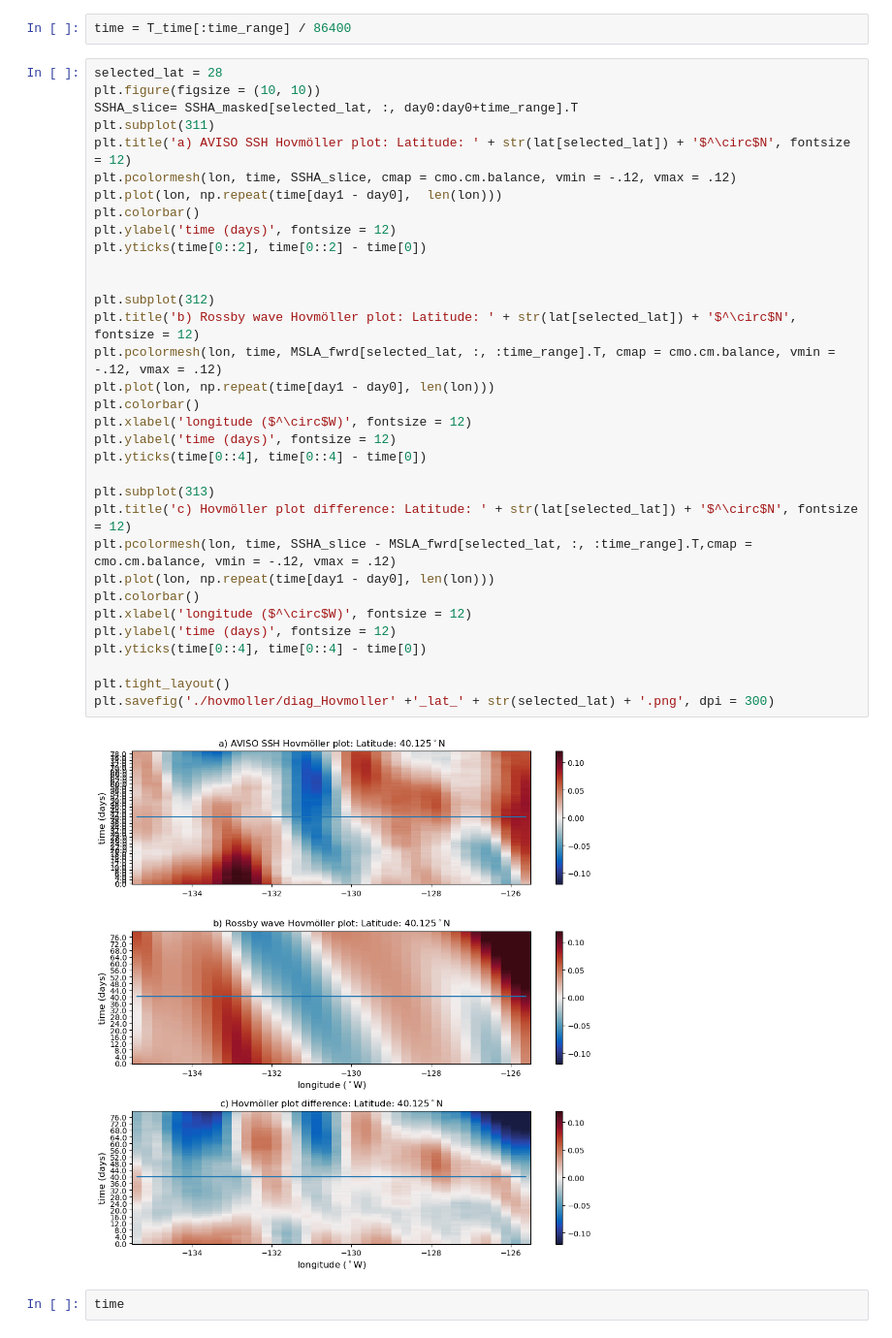
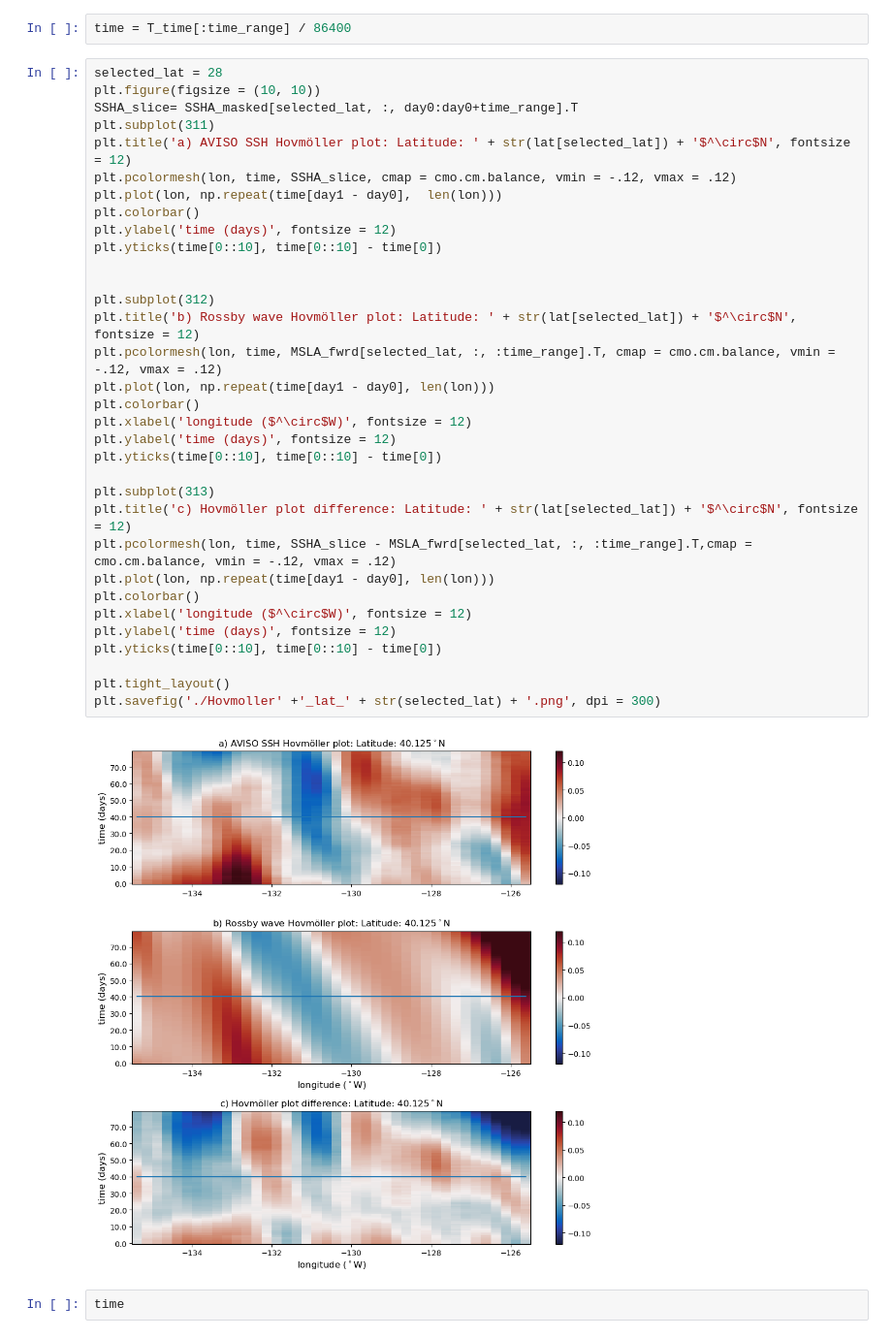
Before and after one commit to yugaophd/cer-swot, a Jupyter notebook: CER101b_multiday_aviso_forward_model-Copy1.ipynb, the cells around one changed output. Shown at 97% size. Drawn from its saved outputs; the diff is of its cells as text.

```diff
--- a/CER101b_multiday_aviso_forward_model-Copy1.ipynb
+++ b/CER101b_multiday_aviso_forward_model-Copy1.ipynb
@@ -274,38 +275,38 @@ time = T_time[:time_range] / 86400
 # %%
 selected_lat = 28
 plt.figure(figsize = (10, 10))
 SSHA_slice= SSHA_masked[selected_lat, :, day0:day0+time_range].T
 plt.subplot(311)
 plt.title('a) AVISO SSH Hovmöller plot: Latitude: ' + str(lat[selected_lat]) + '$^\circ$N', fontsize = 12)
 plt.pcolormesh(lon, time, SSHA_slice, cmap = cmo.cm.balance, vmin = -.12, vmax = .12)
 plt.plot(lon, np.repeat(time[day1 - day0],  len(lon)))
 plt.colorbar()
 plt.ylabel('time (days)', fontsize = 12)
-plt.yticks(time[0::2], time[0::2] - time[0])
+plt.yticks(time[0::10], time[0::10] - time[0])
 
 
 plt.subplot(312)
 plt.title('b) Rossby wave Hovmöller plot: Latitude: ' + str(lat[selected_lat]) + '$^\circ$N', fontsize = 12)
 plt.pcolormesh(lon, time, MSLA_fwrd[selected_lat, :, :time_range].T, cmap = cmo.cm.balance, vmin = -.12, vmax = .12)
 plt.plot(lon, np.repeat(time[day1 - day0], len(lon)))
 plt.colorbar()
 plt.xlabel('longitude ($^\circ$W)', fontsize = 12)
 plt.ylabel('time (days)', fontsize = 12)
-plt.yticks(time[0::4], time[0::4] - time[0])
+plt.yticks(time[0::10], time[0::10] - time[0])
 
 plt.subplot(313)
 plt.title('c) Hovmöller plot difference: Latitude: ' + str(lat[selected_lat]) + '$^\circ$N', fontsize = 12)
 plt.pcolormesh(lon, time, SSHA_slice - MSLA_fwrd[selected_lat, :, :time_range].T,cmap = cmo.cm.balance, vmin = -.12, vmax = .12)
 plt.plot(lon, np.repeat(time[day1 - day0], len(lon)))
 plt.colorbar()
 plt.xlabel('longitude ($^\circ$W)', fontsize = 12)
 plt.ylabel('time (days)', fontsize = 12)
-plt.yticks(time[0::4], time[0::4] - time[0])
+plt.yticks(time[0::10], time[0::10] - time[0])
 
 plt.tight_layout()
-plt.savefig('./hovmoller/diag_Hovmoller' +'_lat_' + str(selected_lat) + '.png', dpi = 300)
+plt.savefig('./Hovmoller' +'_lat_' + str(selected_lat) + '.png', dpi = 300)
 # %% [output]
-[figure, old version]
+[figure, new version]
 # %%
 time
 # %% [output]
```
Also changed, not shown: parts of 13 cells of this notebook, 4 other files.
